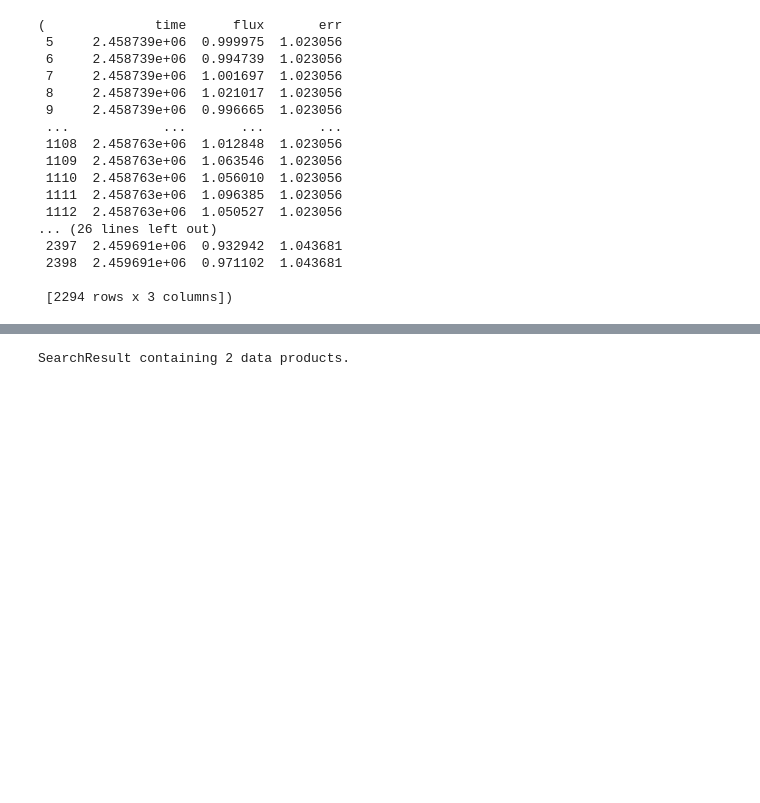
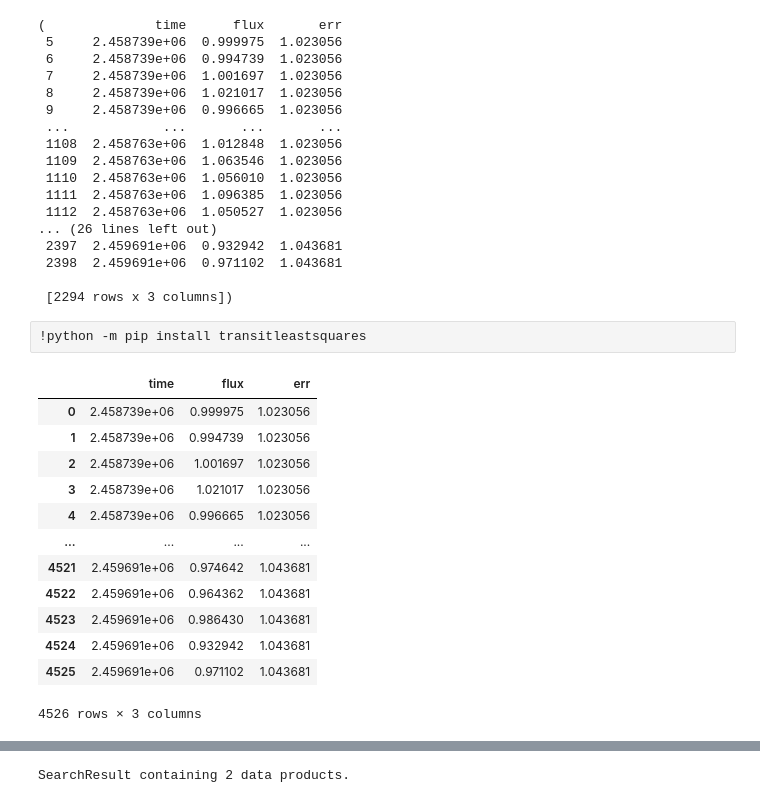
Before and after one commit to jpdeleon/toi5671, a Jupyter notebook: notebooks/TESS_cpm_unpopular.ipynb, the cells around one changed output, grey strips where cells are left out. Saved outputs shown, nothing was run; the diff lists cells and outputs as text; code cells hidden in the pictures; blank space fills up the shorter version.

```diff
--- a/notebooks/TESS_cpm_unpopular.ipynb
+++ b/notebooks/TESS_cpm_unpopular.ipynb
@@ -349,3 +349,24 @@ df1, df2, df3
 df = pd.concat([df1,df2,df3], axis=0)
 # %%
 df.to_csv('../allesfitter/tess/s16s23s50/tess.csv', index=False, header=False)
+# %% [raw]
+!python -m pip install transitleastsquares
+# %%
+import pandas as pd
+
+df = pd.read_csv('../allesfitter/tess/s16s23s50/tess.csv', names=['time', 'flux', 'err'])
+df
+# %% [output]
+|  | time | flux | err |
+| 0 | 2.458739e+06 | 0.999975 | 1.023056 |
+| 1 | 2.458739e+06 | 0.994739 | 1.023056 |
+| 2 | 2.458739e+06 | 1.001697 | 1.023056 |
+| 3 | 2.458739e+06 | 1.021017 | 1.023056 |
+| 4 | 2.458739e+06 | 0.996665 | 1.023056 |
+| ... | ... | ... | ... |
+| 4521 | 2.459691e+06 | 0.974642 | 1.043681 |
+| 4522 | 2.459691e+06 | 0.964362 | 1.043681 |
+| 4523 | 2.459691e+06 | 0.986430 | 1.043681 |
+| 4524 | 2.459691e+06 | 0.932942 | 1.043681 |
+| 4525 | 2.459691e+06 | 0.971102 | 1.043681 |
+4526 rows × 3 columns
```
Also changed, not shown: parts of 6 cells of this notebook, 2 other files.
